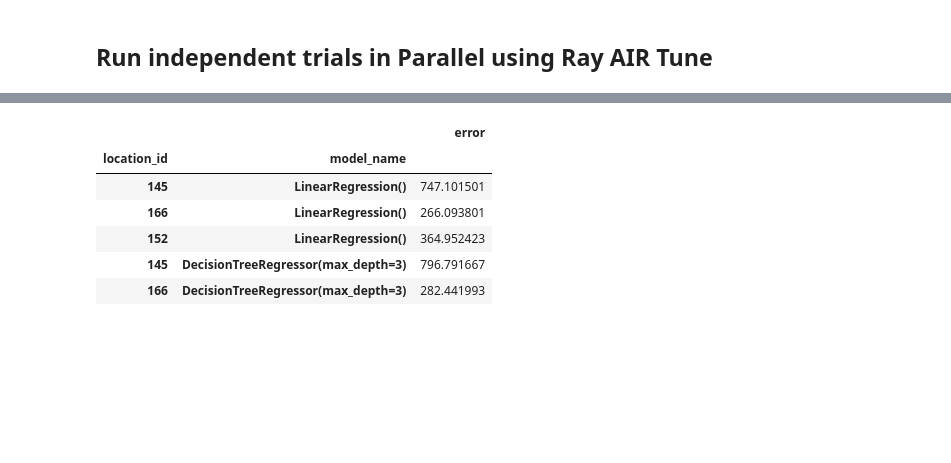
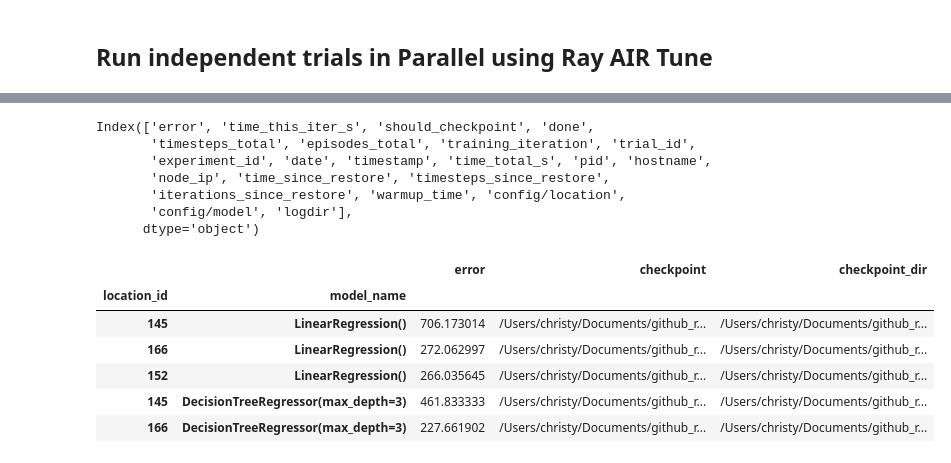
Before and after one commit to christy/AnyscaleDemos, a Jupyter notebook: ray_air_demos/ray_air/batch_tuning.ipynb, the cells around one changed output, grey strips where cells are left out. Drawn from its saved outputs; the diff is of its cells as text; code cells hidden in the pictures; blank space fills up the shorter version.

Commit message:
Example batch tuning with AIR Tune

```diff
--- a/ray_air_demos/ray_air/batch_tuning.ipynb
+++ b/ray_air_demos/ray_air/batch_tuning.ipynb
@@ -102,7 +103,6 @@ NYC Taxi using 1 file(s)!
 s3_files: ['s3://air-example-data/ursa-labs-taxi-data/by_year/2019/06/data.parquet/ab5b9d2b8cc94be19346e260b543ec35_000000.parquet']
 Locations: [145, 166, 152]
 # %%
-# The function read_table() reads a pyarrow.Table object.
 # Function to read a pyarrow.Table object using pyarrow parquet
 def read_data(file: str, sample_id: np.int32) -> pd.DataFrame:
 
@@ -129,8 +129,8 @@ def read_data(file: str, sample_id: np.int32) -> pd.DataFrame:
 
     return df
 
-# A pandas DataFrame UDF for transforming the Dataset in parallel.
-def transform_batch(the_df: pd.DataFrame) -> pd.DataFrame:
+# Function to transform a pandas dataframe
+def transform_df(the_df: pd.DataFrame) -> pd.DataFrame:
     df = the_df.copy()
 
     df["trip_duration"] = (df["dropoff_at"] - df["pickup_at"]).dt.seconds
@@ -175,11 +180,8 @@ def train_model(config: dict):
 
     # Load data.
     df_list = [read_data(f, the_location) for f in s3_files]
-    # print(f"train_model finished reading files: {len(df_list)}")
     df_raw = pd.concat(df_list, ignore_index=True)
-    # print(f"train_model df_raw.shape: {df_raw.shape}")
-    df = transform_batch(df_raw)
-    # print(f"train_model df.shape: {df.shape}")
+    df = transform_df(df_raw)
 
     # Train/test split.
     train_df, test_df = train_test_split(df, test_size=0.2, shuffle=True)
@@ -198,16 +200,14 @@ def train_model(config: dict):
     # Save the model as a Tune Checkpoint. This is done through
     # ray.air.session.report() API, which can take in a Checkpoint object.
     # https://docs.ray.io/en/latest/tune/tutorials/tune-checkpoints.html
-    # Create checkpoint data dict
-    checkpoint = Checkpoint.from_dict({"model": model,
-                                       "location": the_location,
-                                       "error": error})
+
+    # Save the model checkpoint
+    checkpoint = SklearnCheckpoint.from_estimator(model, path=".")
+
     # Save the checkpoint using ray.air.session()
     session.report(
             {"error": error},
             checkpoint=checkpoint)
-
-    return {'error': error}
 # %% [markdown]
 ## Define your Ray Tune Search Space <a class="anchor" id="define_search_space"></a>
 # %% [markdown]
@@ -310,19 +314,30 @@ Trial train_model_e6dff_00001 reported error=266.0938008626302,should_checkpoint
 # %%
 # Assemble Tune results into a pandas dataframe
 results_df = results.get_dataframe()
-results_df = results_df[["config/location", "config/model", "error"]]
+print(results_df.columns)
+results_df = results_df[["config/location", "config/model", "error", "logdir"]]
 results_df.rename(columns={'config/location':'location_id'}, inplace=True)
 results_df.rename(columns={'config/model':'model_name'}, inplace=True)
 results_df.set_index(["location_id", "model_name"], inplace=True)
+results_df['checkpoint'] = results_df['logdir'].apply(lambda x: x + "/checkpoint_000000/model")
+results_df['checkpoint_dir'] = results_df['logdir'].apply(lambda x: x + "/checkpoint_000000")
+results_df.drop("logdir", axis=1, inplace=True)
 results_df.head()
 # %% [output]
+Index(['error', 'time_this_iter_s', 'should_checkpoint', 'done',
+       'timesteps_total', 'episodes_total', 'training_iteration', 'trial_id',
+       'experiment_id', 'date', 'timestamp', 'time_total_s', 'pid', 'hostname',
+       'node_ip', 'time_since_restore', 'timesteps_since_restore',
+       'iterations_since_restore', 'warmup_time', 'config/location',
+       'config/model', 'logdir'],
+      dtype='object')
-|  |  | error |
-| location_id | model_name |  |
-| 145 | LinearRegression() | 747.101501 |
-| 166 | LinearRegression() | 266.093801 |
-| 152 | LinearRegression() | 364.952423 |
-| 145 | DecisionTreeRegressor(max_depth=3) | 796.791667 |
-| 166 | DecisionTreeRegressor(max_depth=3) | 282.441993 |
+|  |  | error | checkpoint | checkpoint_dir |
+| location_id | model_name |  |  |  |
+| 145 | LinearRegression() | 706.173014 | /Users/christy/Documents/github_r... | /Users/christy/Documents/github_r... |
+| 166 | LinearRegression() | 272.062997 | /Users/christy/Documents/github_r... | /Users/christy/Documents/github_r... |
+| 152 | LinearRegression() | 266.035645 | /Users/christy/Documents/github_r... | /Users/christy/Documents/github_r... |
+| 145 | DecisionTreeRegressor(max_depth=3) | 461.833333 | /Users/christy/Documents/github_r... | /Users/christy/Documents/github_r... |
+| 166 | DecisionTreeRegressor(max_depth=3) | 227.661902 | /Users/christy/Documents/github_r... | /Users/christy/Documents/github_r... |
 # %%
 # Keep only 1 model per location_id with minimum error
 final_df = results_df.reset_index()
```
Also changed, not shown: parts of 17 cells of this notebook.
